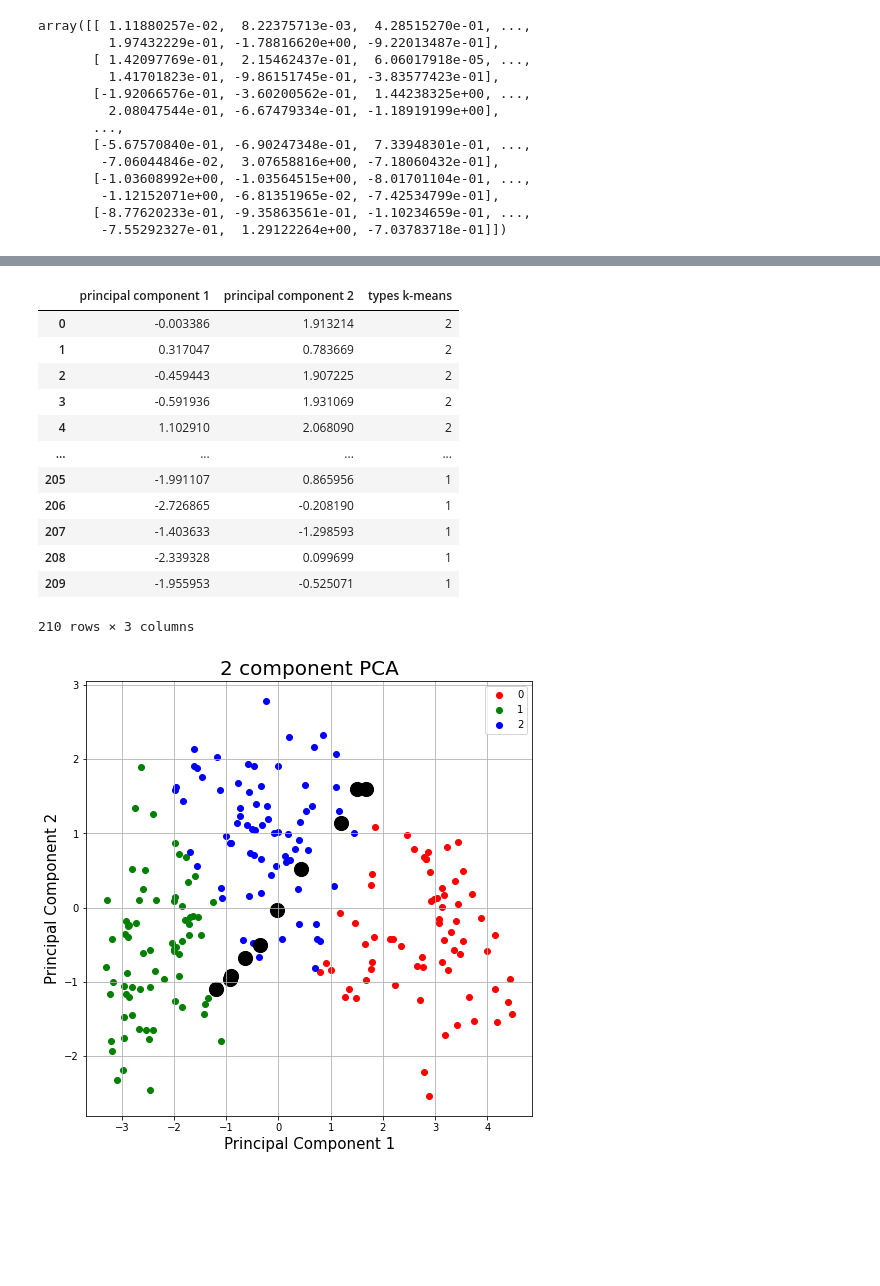
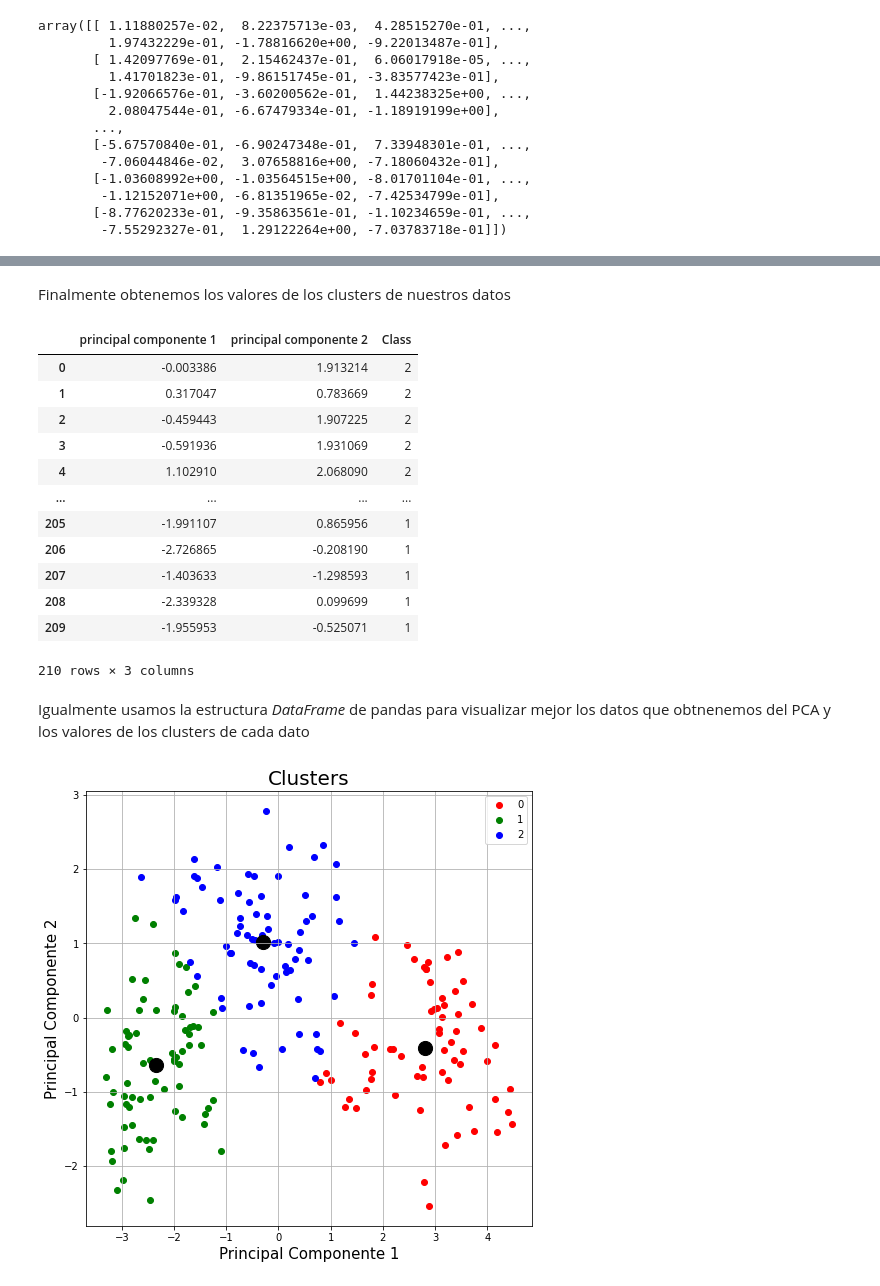
Before and after one commit to EmirBurgosPaz/Machine_learning, a Jupyter notebook: proyecto3/clustering_k-means.ipynb, the cells around one changed output, grey strips where cells are left out. Cells and saved outputs as stored; diff of their text form; code cells hidden in the pictures; blank space fills up the shorter version.

```diff
--- a/proyecto3/clustering_k-means.ipynb
+++ b/proyecto3/clustering_k-means.ipynb
@@ -122,6 +142,5 @@ plt.show()
 # %%
-clusters  = KMeans( n_clusters=3, random_state= 42 ,max_iter = 1000).fit(x_train)
-labels = clusters.predict(x_train)
-center_points = clusters.cluster_centers_
-labels, center_points
+clusters  = KMeans( n_clusters=3, random_state= 42 ,max_iter = 1000).fit(principalComponents)
+labels = clusters.predict(principalComponents)
+labels
 # %% [output]
@@ -179,15 +157,16 @@ predictions
+# %% [markdown]
+Finalmente obtenemos los valores de los clusters de nuestros datos
 # %%
-pca = PCA(n_components=2)
-principalComponents = pca.fit_transform(x_train)
+predictions = pd.DataFrame(data = labels
+             , columns = ['Class'])
 
-principalDf = pd.DataFrame(data = principalComponents
-             , columns = ['principal component 1', 'principal component 2'])
+components = pd.DataFrame(data = principalComponents
+             , columns = ['principal componente 1', 'principal componente 2'])
 
-
-finalDf = pd.concat([principalDf, predictions[['types k-means']]], axis = 1)
+finalDf = pd.concat([components, predictions[['Class']]], axis = 1)
 finalDf
 # %% [output]
-|  | principal component 1 | principal component 2 | types k-means |
+|  | principal componente 1 | principal componente 2 | Class |
 | 0 | -0.003386 | 1.913214 | 2 |
 | 1 | 0.317047 | 0.783669 | 2 |
 | 2 | -0.459443 | 1.907225 | 2 |
@@ -200,21 +179,23 @@ finalDf
 | 208 | -2.339328 | 0.099699 | 1 |
 | 209 | -1.955953 | -0.525071 | 1 |
 210 rows × 3 columns
+# %% [markdown]
+Igualmente usamos la estructura _DataFrame_ de pandas para visualizar mejor los datos que obtnenemos del PCA y los valores de los clusters de cada dato
 # %%
 fig = plt.figure(figsize = (8,8))
 ax = fig.add_subplot(1,1,1)
-ax.set_xlabel('Principal Component 1', fontsize = 15)
-ax.set_ylabel('Principal Component 2', fontsize = 15)
-ax.set_title('2 component PCA', fontsize = 20)
+ax.set_xlabel('Principal Componente 1', fontsize = 15)
+ax.set_ylabel('Principal Componente 2', fontsize = 15)
+ax.set_title('Clusters', fontsize = 20)
 colors = ['r', 'g', 'b']
 class_labels = [0,1,2]
 for target, color in zip(class_labels,colors):
-    indicesToKeep = finalDf['types k-means'] == target
-    ax.scatter(finalDf.loc[indicesToKeep, 'principal component 1']
-               , finalDf.loc[indicesToKeep, 'principal component 2']
+    indicesToKeep = finalDf['Class'] == target
+    ax.scatter(finalDf.loc[indicesToKeep, 'principal componente 1']
+               , finalDf.loc[indicesToKeep, 'principal componente 2']
                , c = color)
-ax.scatter(kmeans.cluster_centers_[:, 0], kmeans.cluster_centers_[:, 1], s=200, c='black')
+ax.scatter(clusters.cluster_centers_[:, 0], clusters.cluster_centers_[:, 1], s=200, c='black')
 ax.legend(class_labels)
 ax.grid()
 # %% [output]
-[figure, old version]
+[figure, new version]
```
Also changed, not shown: parts of 11 cells of this notebook.
